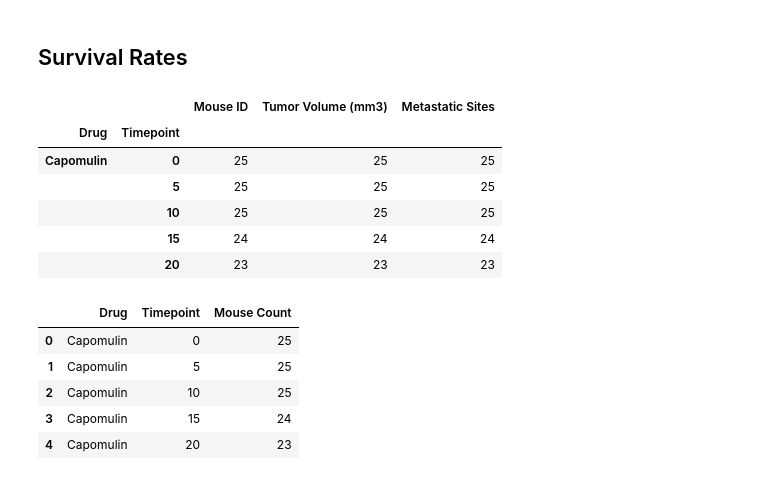
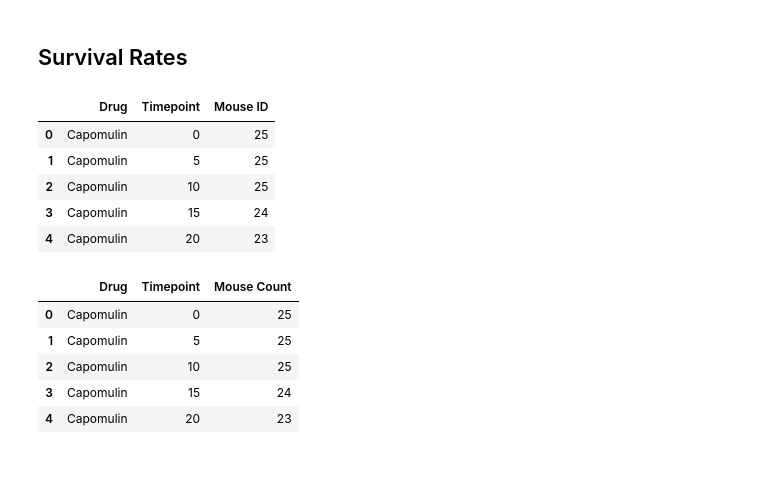
Before and after one commit to nandriychuk/matplotlib, a Jupyter notebook: pymaceuticals_starter.ipynb, the cells around one changed output. Drawn from its saved outputs; the diff is of its cells as text; code cells hidden in the pictures.

```diff
--- a/pymaceuticals_starter.ipynb
+++ b/pymaceuticals_starter.ipynb
@@ -282,22 +246,20 @@ plt.show()
 ## Survival Rates
 # %%
 # Store the Count of Mice Grouped by Drug and Timepoint (W can pass any metric)
-miceCount = combined_clinical_data.groupby(["Drug", "Timepoint"]).count()
+grouped_df = combined_clinical_data.groupby(["Drug", "Timepoint"]).count()["Mouse ID"]\
+            .reset_index()
 
 # Convert to DataFrame
-# create a new column and then create a new data frame with only columns that you neeed, like you did
-# in the previous homework
 
 # Preview DataFrame
-miceCount.head()
+grouped_df.head()
 # %% [output]
-|  |  | Mouse ID | Tumor Volume (mm3) | Metastatic Sites |
-| Drug | Timepoint |  |  |  |
-| Capomulin | 0 | 25 | 25 | 25 |
-|  | 5 | 25 | 25 | 25 |
-|  | 10 | 25 | 25 | 25 |
-|  | 15 | 24 | 24 | 24 |
-|  | 20 | 23 | 23 | 23 |
+|  | Drug | Timepoint | Mouse ID |
+| 0 | Capomulin | 0 | 25 |
+| 1 | Capomulin | 5 | 25 |
+| 2 | Capomulin | 10 | 25 |
+| 3 | Capomulin | 15 | 24 |
+| 4 | Capomulin | 20 | 23 |
 # %%
 # %% [output]
 |  | Drug | Timepoint | Mouse Count |
```
Also changed, not shown: parts of 10 cells of this notebook.
